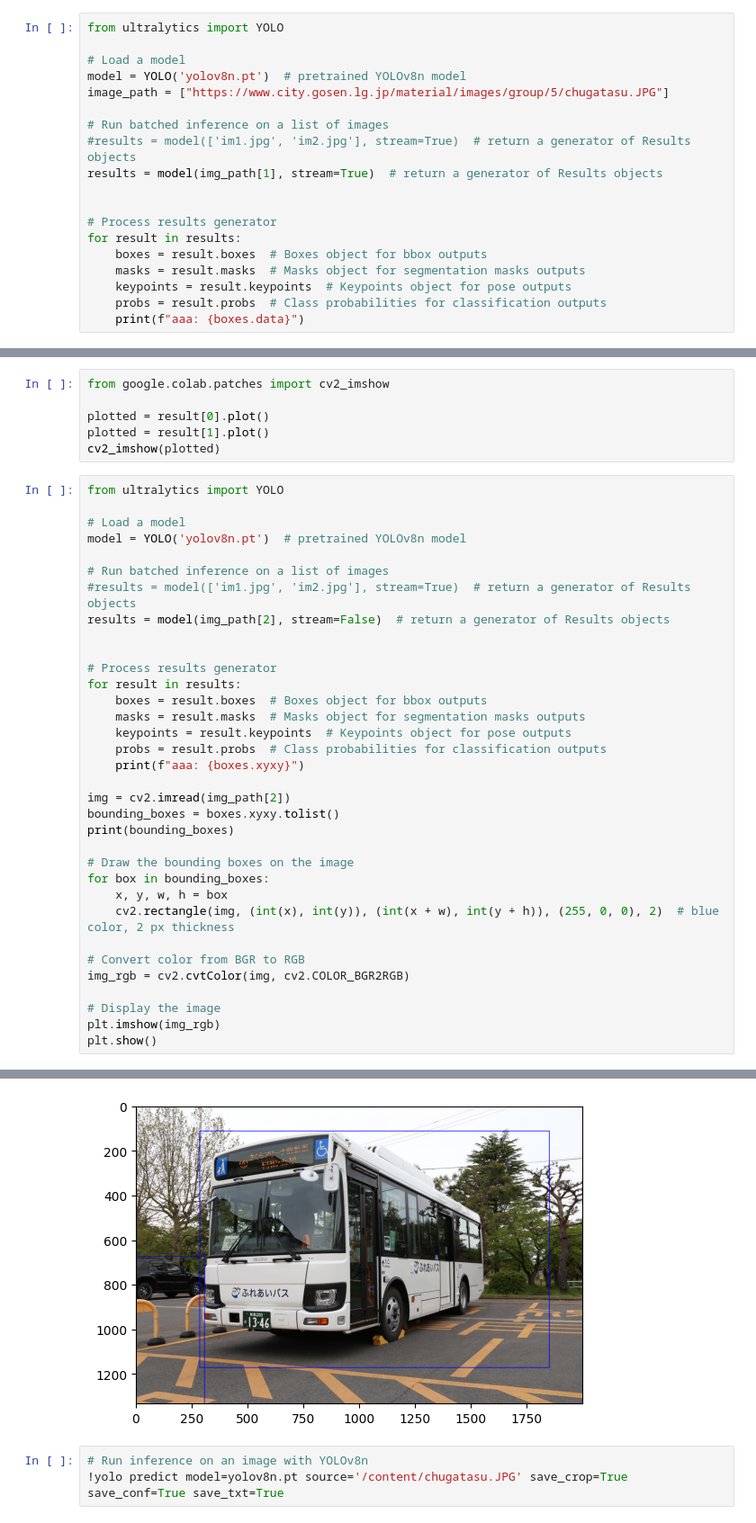
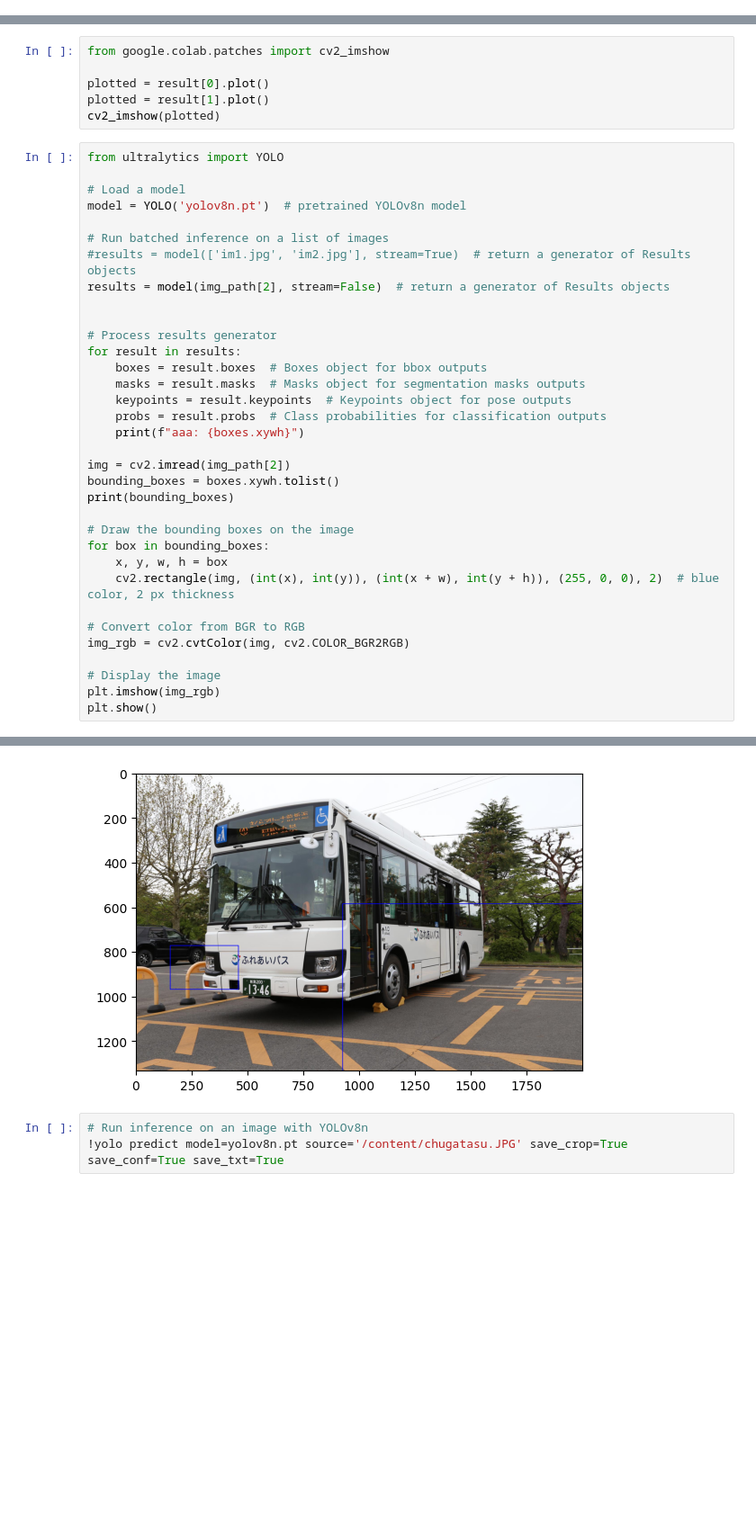
Before and after one commit to ykitaguchi77/GO_AI_project, a Jupyter notebook: YOLOv8_to_EfficientNetV2.ipynb, the cells around one changed output, grey strips where cells are left out. Shown at 90% size. Saved outputs shown, nothing was run; the diff lists cells and outputs as text; blank space fills up the shorter version.

```diff
--- a/YOLOv8_to_EfficientNetV2.ipynb
+++ b/YOLOv8_to_EfficientNetV2.ipynb
@@ -197,19 +214,0 @@ img_path = ["/content/b043001820221113221721.jpg", "37011ea9-289b-4700-9e61-6a14
-# %%
-from ultralytics import YOLO
-
-# Load a model
-model = YOLO('yolov8n.pt')  # pretrained YOLOv8n model
-image_path = ["https://www.city.gosen.lg.jp/material/images/group/5/chugatasu.JPG"]
-
-# Run batched inference on a list of images
-#results = model(['im1.jpg', 'im2.jpg'], stream=True)  # return a generator of Results objects
-results = model(img_path[1], stream=True)  # return a generator of Results objects
-
-
-# Process results generator
-for result in results:
-    boxes = result.boxes  # Boxes object for bbox outputs
-    masks = result.masks  # Masks object for segmentation masks outputs
-    keypoints = result.keypoints  # Keypoints object for pose outputs
-    probs = result.probs  # Class probabilities for classification outputs
-    print(f"aaa: {boxes.data}")
@@ -261,10 +346,10 @@ for result in results:
     masks = result.masks  # Masks object for segmentation masks outputs
     keypoints = result.keypoints  # Keypoints object for pose outputs
     probs = result.probs  # Class probabilities for classification outputs
-    print(f"aaa: {boxes.xyxy}")
+    print(f"aaa: {boxes.xywh}")
 
 img = cv2.imread(img_path[2])
-bounding_boxes = boxes.xyxy.tolist()
+bounding_boxes = boxes.xywh.tolist()
 print(bounding_boxes)
 
 # Draw the bounding boxes on the image
@@ -287,4 +372,4 @@ aaa: tensor([[2.8568e+02, 1.1315e+02, 1.5628e+03, 1.0597e+03],
-[figure, old version]
+[figure, new version]
 # %%
 # Run inference on an image with YOLOv8n
 !yolo predict model=yolov8n.pt source='/content/chugatasu.JPG' save_crop=True save_conf=True save_txt=True
```
Also changed, not shown: parts of 7 cells of this notebook.
